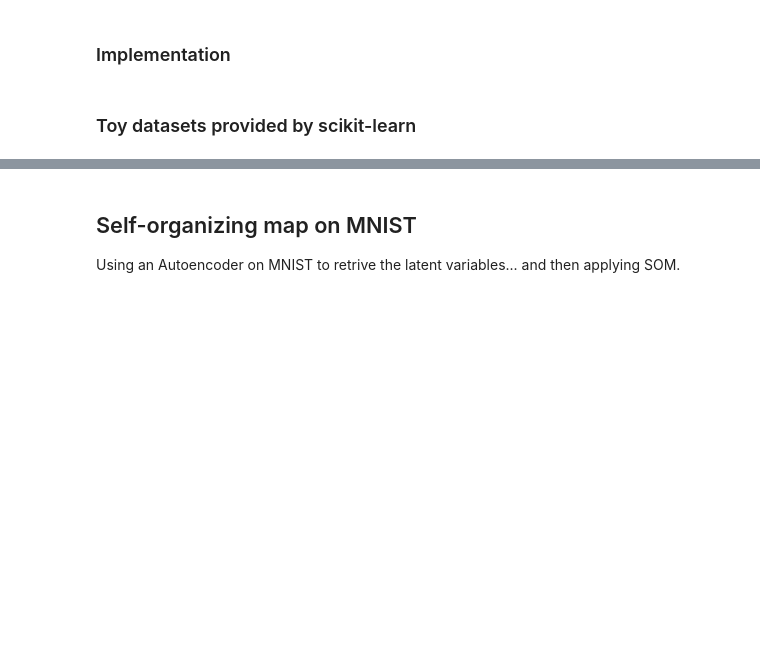
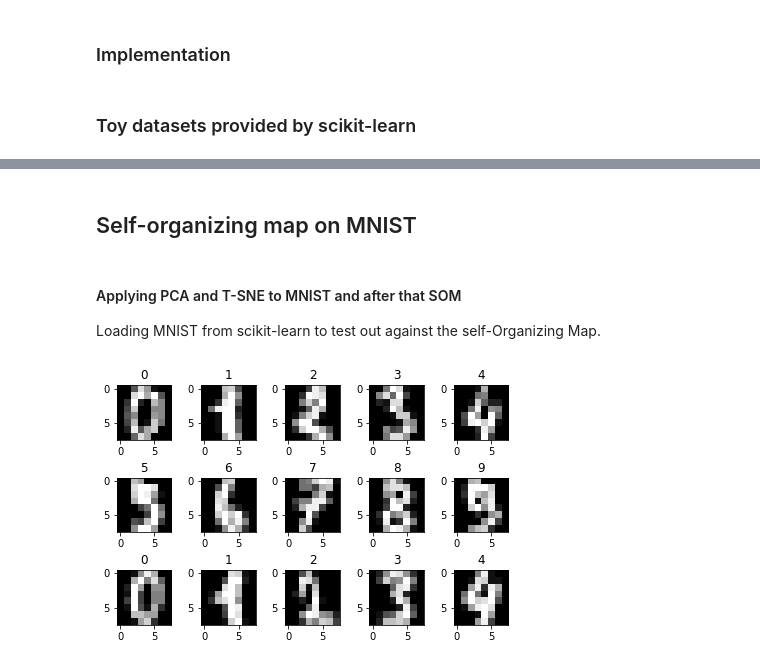
Before and after one commit to rdenadai/AI-Study-Notebooks, a Jupyter notebook: code/notebooks/7. SOM (Kohonen MAP).ipynb, the cells around one changed output, grey strips where cells are left out. Cells and saved outputs as stored; diff of their text form; code cells hidden in the pictures; blank space fills up the shorter version.

Commit message:
MNIST

```diff
--- a/code/notebooks/7. SOM (Kohonen MAP).ipynb
+++ b/code/notebooks/7. SOM (Kohonen MAP).ipynb
@@ -215,4 +227,20 @@ plt.show()
 # %% [markdown]
 ## Self-organizing map on MNIST
-
-Using an Autoencoder on MNIST to retrive the latent variables... and then applying SOM.
+# %% [markdown]
+#### Applying PCA and T-SNE to MNIST and after that SOM
+
+Loading MNIST from scikit-learn to test out against the self-Organizing Map.
+# %%
+digits = load_digits(n_class=10)
+x = digits.data
+y = digits.target
+
+for i in range(15):
+    img, title = x[i], y[i]
+    plt.subplot(3, 5, i + 1)
+    plt.title(title.item())
+    plt.imshow(img.reshape(8, 8), cmap="gray")
+plt.tight_layout()
+plt.show()
+# %% [output]
+[figure, added]
```
Also changed, not shown: parts of 18 cells of this notebook.
